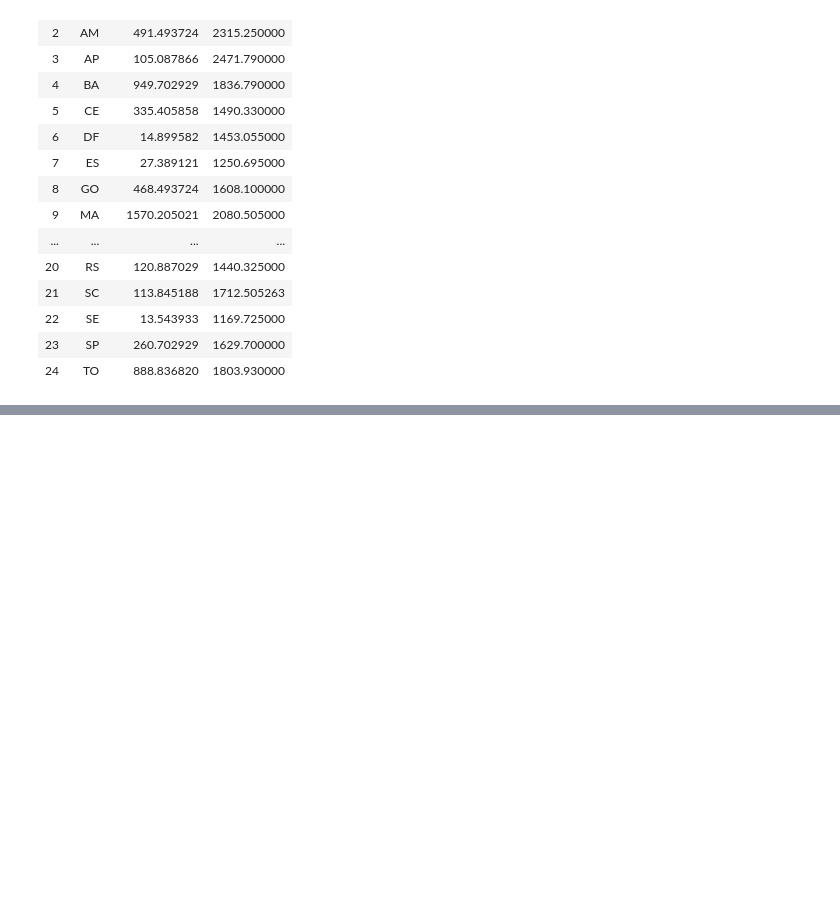
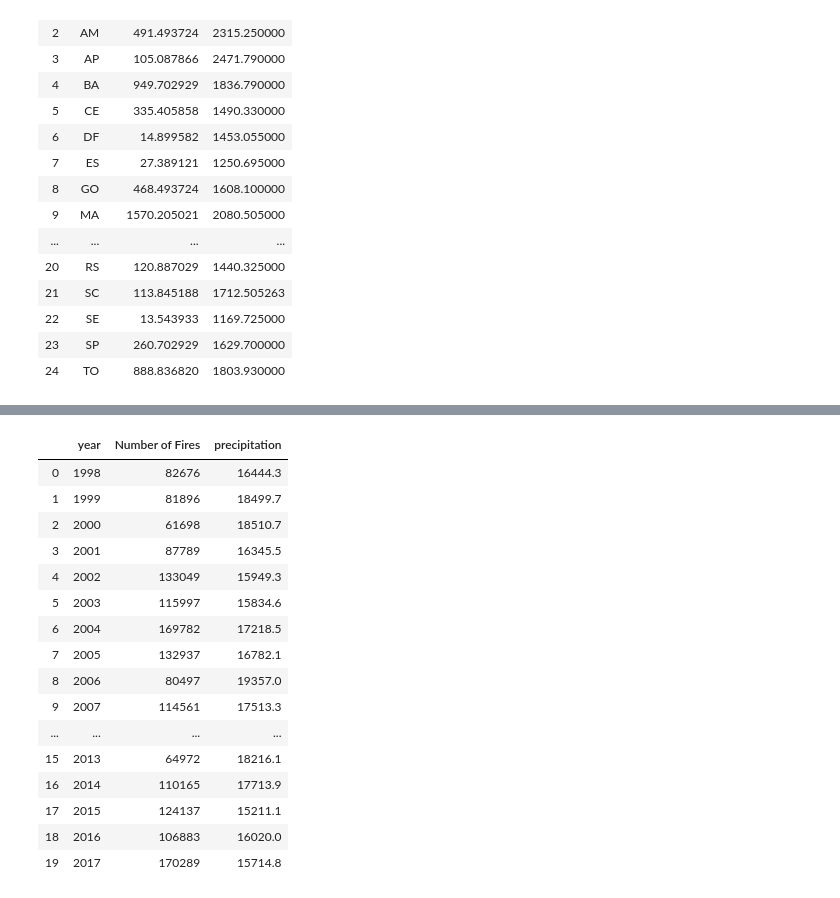
Before and after one commit to hgracemoy/Project1_Group3, a Jupyter notebook: Fire vs Rain.ipynb, the cells around one changed output, grey strips where cells are left out. Cells and saved outputs as stored; diff of their text form; code cells hidden in the pictures; blank space fills up the shorter version.

```diff
--- a/Fire vs Rain.ipynb
+++ b/Fire vs Rain.ipynb
@@ -340,3 +401,3 @@ fire_amazon
 # %%
-merge_amazon = pd.merge(fire_amazon, rain_amazon, on=["state","year"])
-merge_amazon
+merge_amazon_df = pd.merge(fire_amazon, rain_amazon, on=["state","year"])
+merge_amazon_df
@@ -343,3 +418,29 @@ merge_amazon
+# %%
+merge2 = merge_amazon_df.groupby(["year"])
+merge2_df = merge2.sum()
+merge_amazon = pd.DataFrame(merge2_df)
+
+merge_amazon = merge_amazon.reset_index()
+
+merge_amazon
+# %% [output]
+|  | year | Number of Fires | precipitation |
+| 0 | 1998 | 82676 | 16444.3 |
+| 1 | 1999 | 81896 | 18499.7 |
+| 2 | 2000 | 61698 | 18510.7 |
+| 3 | 2001 | 87789 | 16345.5 |
+| 4 | 2002 | 133049 | 15949.3 |
+| 5 | 2003 | 115997 | 15834.6 |
+| 6 | 2004 | 169782 | 17218.5 |
+| 7 | 2005 | 132937 | 16782.1 |
+| 8 | 2006 | 80497 | 19357.0 |
+| 9 | 2007 | 114561 | 17513.3 |
+| ... | ... | ... | ... |
+| 15 | 2013 | 64972 | 18216.1 |
+| 16 | 2014 | 110165 | 17713.9 |
+| 17 | 2015 | 124137 | 15211.1 |
+| 18 | 2016 | 106883 | 16020.0 |
+| 19 | 2017 | 170289 | 15714.8 |
 # %%
 x_axis = list(merge_amazon.year)
 # %%
```
Also changed, not shown: parts of 9 cells of this notebook, 2 other files.
